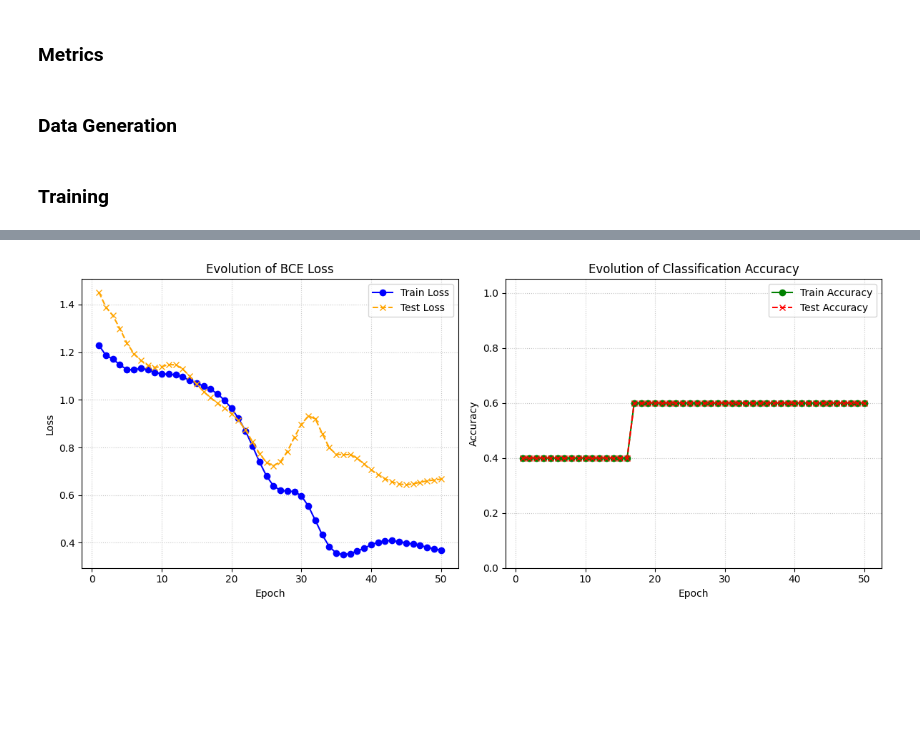
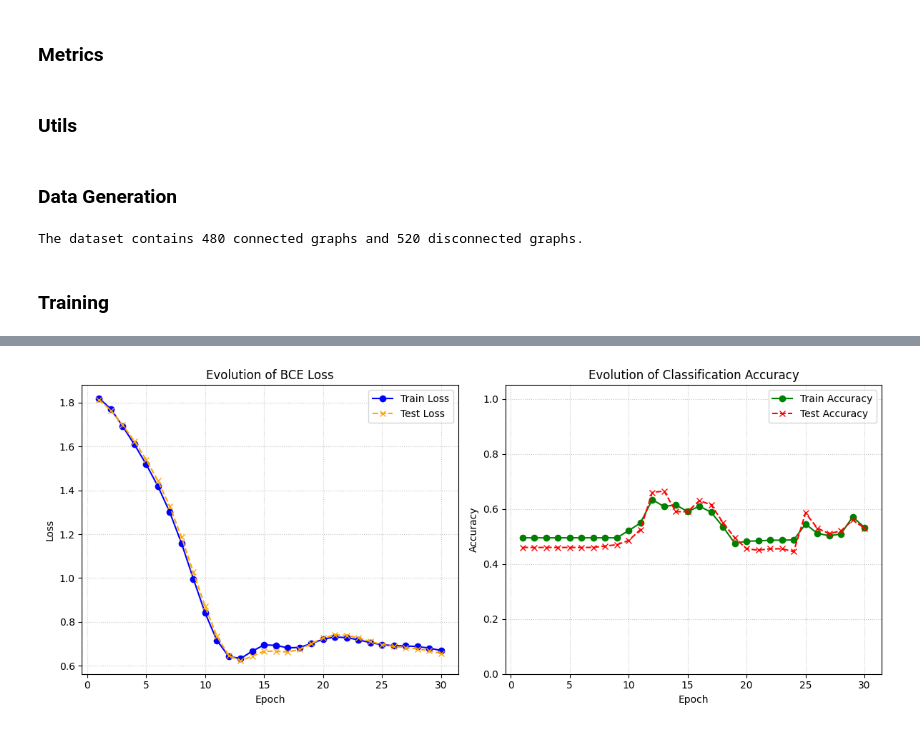
Before and after one commit to Jules02/aqal_project, a Jupyter notebook: quantum_model.ipynb, the cells around one changed output, grey strips where cells are left out. Cells and saved outputs as stored; diff of their text form; code cells hidden in the pictures; blank space fills up the shorter version.

```diff
--- a/quantum_model.ipynb
+++ b/quantum_model.ipynb
@@ -71,31 +66,61 @@ def compute_accuracy(theta_params, dataset):
             correct_predictions += 1
 
     return correct_predictions / len(dataset)
+# %% [markdown]
+### Utils
+# %%
+def get_ising_hamiltonian(adj_matrix):
+    """
+    Returns the Ising Hamiltonian for a given adjacency matrix, as defined in the project instructions.
+    If the graph has no edges, returns the zero Hamiltonian.
+    """
+
+    n = adj_matrix.shape[0]
+    coeffs = []
+    obs = []
+    for i in range(n):
+        for j in range(i + 1, n):
+            if adj_matrix[i, j] == 1:
+                coeffs.append(1.)
+                obs.append(qp.PauliZ(i) @ qp.PauliZ(j))
+    if len(obs) == 0:
+        return qp.Hamiltonian([0.0], [qp.Identity(0)])
+    return qp.Hamiltonian(coeffs, obs)
 # %% [markdown]
 ### Data Generation
 # %%
-N = 100
+N = 1000
 dataset = []
 
 n_nodes = n_qubits
 threshold = np.log(n_nodes) / n_nodes   # The theoretical threshold for a graph to be connected is ln(n)/n
-edge_probabilities = [random.uniform(threshold*0.5, threshold*1.5) for _ in range(N)]
+edge_probabilities = [random.uniform(threshold*0.9, threshold*1.5) for _ in range(N)]
 
+connected_count = 0
+disconnected_count = 0
 for p in edge_probabilities:
     G = nx.erdos_renyi_graph(n=n_nodes, p=p)
     A = nx.to_numpy_array(G)
     H_G = get_ising_hamiltonian(A)
-    y = 0 if nx.is_connected(G) else 1
+    if nx.is_connected(G):
+        y = 0
+        connected_count+=1
+    else:
+        y = 1
+        disconnected_count+=1
     dataset.append((A, H_G, y))
 
+print(f"The dataset contains {connected_count} connected graphs and {disconnected_count} disconnected graphs.")
 train_data, test_data = train_test_split(dataset, test_size=0.2, random_state=42)
+# %% [output]
+The dataset contains 480 connected graphs and 520 disconnected graphs.
 # %% [markdown]
 ### Training
 # %%
-epochs = 50
+epochs = 30
 
 np.random.seed(42)
-thetas = np.random.uniform(0, 2*np.pi, size=(L, 2), requires_grad=True)
+thetas = np.random.uniform(0, 2*np.pi, size=(L, N_PARAMS_PER_LAYER), requires_grad=True)
 
 opt = qp.AdamOptimizer(stepsize=0.1)
 
@@ -107,9 +132,7 @@ history_test_acc = []
 print("Starting Training...")
 
 for epoch in range(epochs):
-    # Optimizer step
-    objective_fn = lambda t: cost_function(t, dataset=train_data)
-    thetas = opt.step(objective_fn, thetas)
+    thetas = opt.step(cost_function, thetas, dataset=train_data)
 
     train_loss = cost_function(thetas, dataset=train_data)
     train_acc = compute_accuracy(thetas, dataset=train_data)
@@ -117,13 +140,11 @@ for epoch in range(epochs):
     test_loss = cost_function(thetas, dataset=test_data)
     test_acc = compute_accuracy(thetas, dataset=test_data)
 
-    # Store the metrics
     history_train_loss.append(train_loss)
     history_test_loss.append(test_loss)
     history_train_acc.append(train_acc)
     history_test_acc.append(test_acc)
 
-    # We still only print every 5 epochs so the console doesn't get too messy
     if (epoch + 1) % 5 == 0 or epoch == 0:
         print(f"Epoch {epoch + 1:3d} | "
               f"Train Loss: {train_loss:.4f} | Train Acc: {train_acc:.2f} | "
@@ -131,9 +152,6 @@ for epoch in range(epochs):
 
 print("\nFinal Optimized Parameters (thetas):", thetas)
 
-# ==========================================
-# --- NEW: Plotting the results ---
-# ==========================================
 plt.figure(figsize=(12, 5))
 
 # Plot 1: BCE Loss
@@ -179,2 +193,2 @@ Final Optimized Parameters (thetas): [[0.55098518 6.23496306]
-[figure, old version]
+[figure, new version]
 # %%
```
Also changed, not shown: parts of 8 cells of this notebook.
